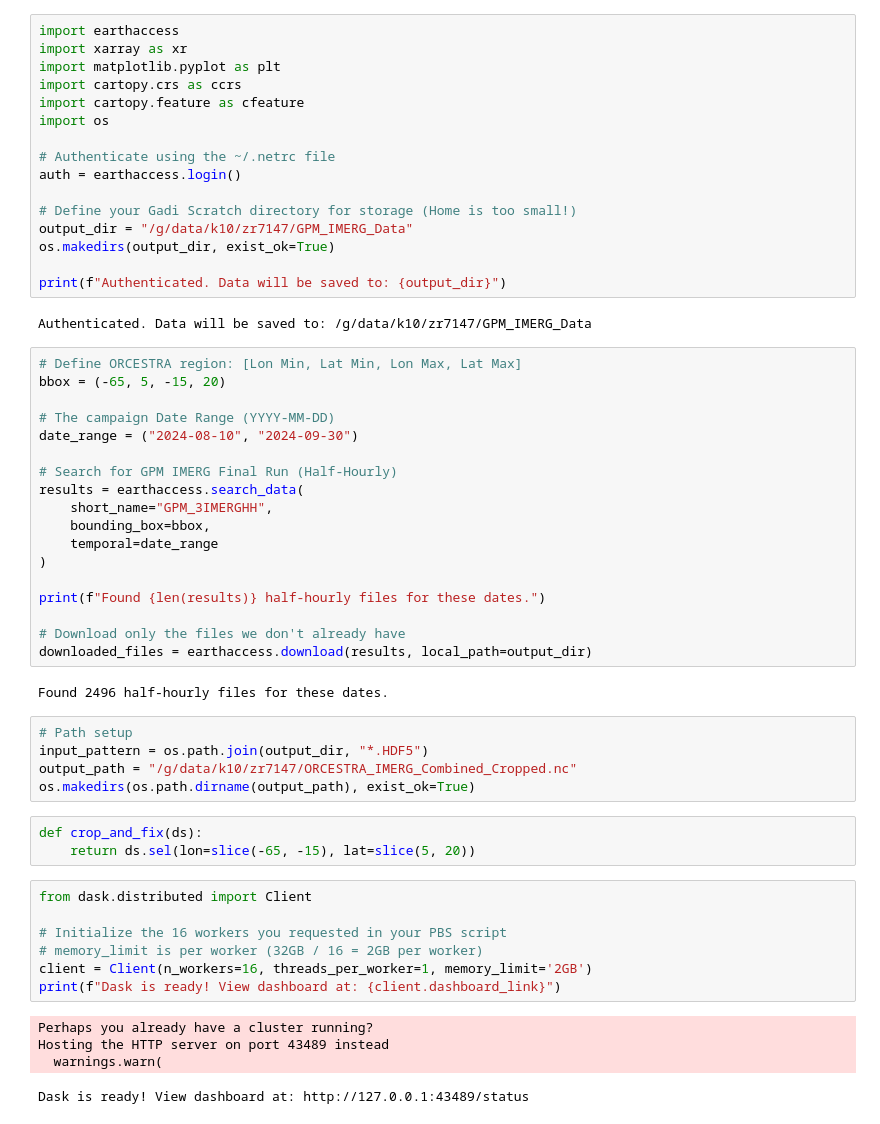
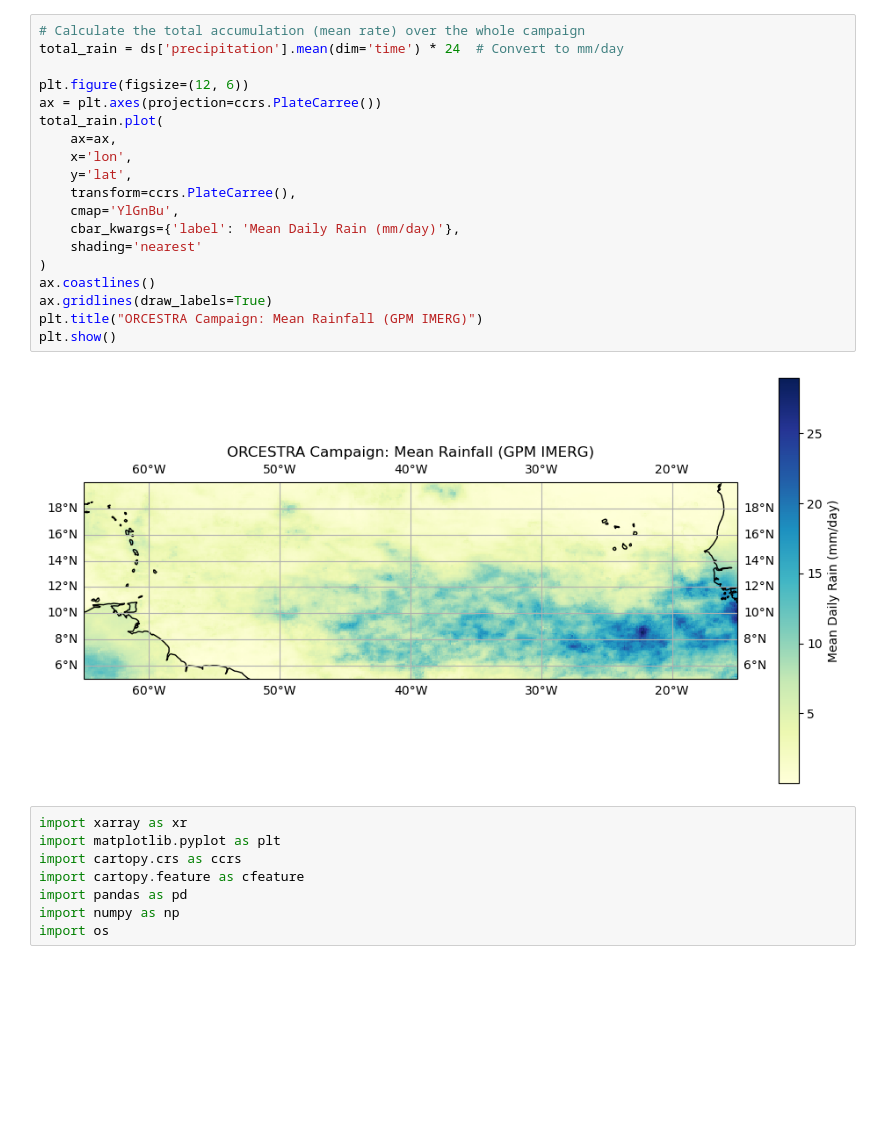
Before and after one commit to zulkiflirmdn/Orcestra-vertical-profile, a Jupyter notebook: satellite.ipynb, the cells around one changed output. Saved outputs shown, nothing was run; the diff lists cells and outputs as text; blank space fills up the shorter version.

```diff
--- a/satellite.ipynb
+++ b/satellite.ipynb
@@ -1,58 +34,29 @@
+# %%
+# Calculate the total accumulation (mean rate) over the whole campaign
+total_rain = ds['precipitation'].mean(dim='time') * 24  # Convert to mm/day
+
+plt.figure(figsize=(12, 6))
+ax = plt.axes(projection=ccrs.PlateCarree())
+total_rain.plot(
+    ax=ax,
+    x='lon',
+    y='lat',
+    transform=ccrs.PlateCarree(),
+    cmap='YlGnBu',
+    cbar_kwargs={'label': 'Mean Daily Rain (mm/day)'},
+    shading='nearest'
+)
+ax.coastlines()
+ax.gridlines(draw_labels=True)
+plt.title("ORCESTRA Campaign: Mean Rainfall (GPM IMERG)")
+plt.show()
+# %% [output]
+[figure, added]
 # %%
-import earthaccess
 import xarray as xr
 import matplotlib.pyplot as plt
 import cartopy.crs as ccrs
 import cartopy.feature as cfeature
+import pandas as pd
+import numpy as np
 import os
-
-# Authenticate using the ~/.netrc file
-auth = earthaccess.login()
-
-# Define your Gadi Scratch directory for storage (Home is too small!)
-output_dir = "/g/data/k10/zr7147/GPM_IMERG_Data"
-os.makedirs(output_dir, exist_ok=True)
-
-print(f"Authenticated. Data will be saved to: {output_dir}")
-# %% [output]
-Authenticated. Data will be saved to: /g/data/k10/zr7147/GPM_IMERG_Data
-# %%
-# Define ORCESTRA region: [Lon Min, Lat Min, Lon Max, Lat Max]
-bbox = (-65, 5, -15, 20)
-
-# The campaign Date Range (YYYY-MM-DD)
-date_range = ("2024-08-10", "2024-09-30")
-
-# Search for GPM IMERG Final Run (Half-Hourly)
-results = earthaccess.search_data(
-    short_name="GPM_3IMERGHH",
-    bounding_box=bbox,
-    temporal=date_range
-)
-
-print(f"Found {len(results)} half-hourly files for these dates.")
-
-# Download only the files we don't already have
-downloaded_files = earthaccess.download(results, local_path=output_dir)
-# %% [output]
-Found 2496 half-hourly files for these dates.
-# %%
-# Path setup
-input_pattern = os.path.join(output_dir, "*.HDF5")
-output_path = "/g/data/k10/zr7147/ORCESTRA_IMERG_Combined_Cropped.nc"
-os.makedirs(os.path.dirname(output_path), exist_ok=True)
-# %%
-def crop_and_fix(ds):
-    return ds.sel(lon=slice(-65, -15), lat=slice(5, 20))
-# %%
-from dask.distributed import Client
-
-# Initialize the 16 workers you requested in your PBS script
-# memory_limit is per worker (32GB / 16 = 2GB per worker)
-client = Client(n_workers=16, threads_per_worker=1, memory_limit='2GB')
-print(f"Dask is ready! View dashboard at: {client.dashboard_link}")
-# %% [output]
-Perhaps you already have a cluster running?
-Hosting the HTTP server on port 43489 instead
-  warnings.warn(
-Dask is ready! View dashboard at: http://127.0.0.1:43489/status
```
Also changed, not shown: parts of 8 cells of this notebook, 1 other file.
